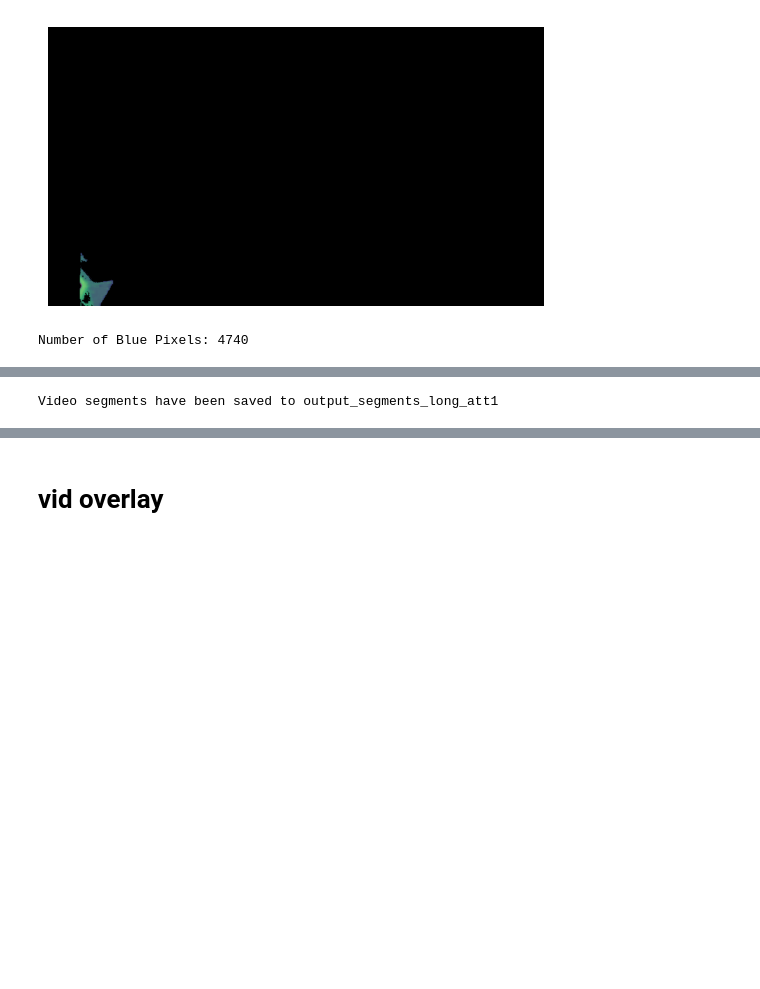
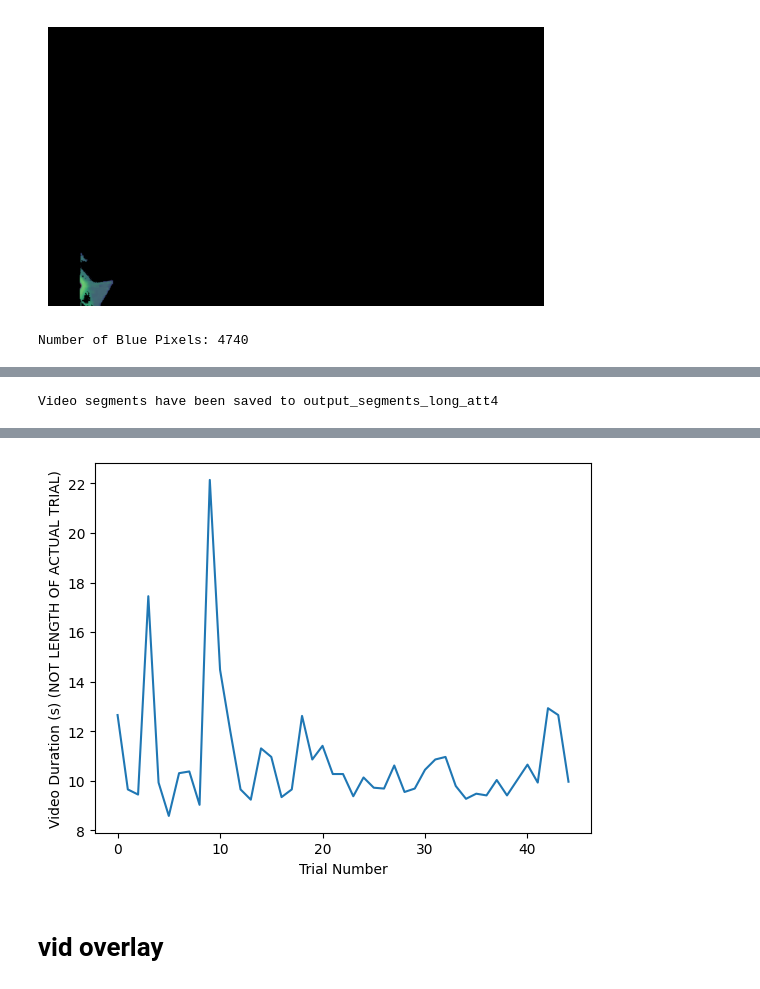
Before and after one commit to nripstein/Undergrad-Thesis, a Jupyter notebook: vid_len_experiments.ipynb, the cells around one changed output, grey strips where cells are left out. Drawn from its saved outputs; the diff is of its cells as text; code cells hidden in the pictures; blank space fills up the shorter version.

```diff
--- a/vid_len_experiments.ipynb
+++ b/vid_len_experiments.ipynb
@@ -319,11 +358,80 @@ def split_video(cap: cv2.VideoCapture, split_frame_indices: np.ndarray, output_d
 # Example usage:
 # split_frame_indices = np.array([23, 269, 386, 593])  # currently manually set (every other makes it right)
 split_frame_indices = max_indices
-output_dir = 'output_segments_long_att1'
+output_dir = 'output_segments_long_att4'
 
-cap_out3 = cv2.VideoCapture("20_sec_crop.mp4")
+cap_out3 = cv2.VideoCapture("whole_thing_cropped.mp4")
 # cap_out2 = cv2.VideoCapture("whole_thing_cropped.mp4")
 split_video(cap_out3, split_frame_indices[1::2], output_dir)
 cap_out3.release()
 # %% [output]
-Video segments have been saved to output_segments_long_att1
+Video segments have been saved to output_segments_long_att4
+# %%
+def get_video_lengths(directory: str) -> dict:
+    """
+    Retrieves the duration (in seconds) of all video files within a specified directory.
+
+    This function walks through the provided directory and its subdirectories, identifies video files with
+    common extensions (e.g., .mp4, .avi, .mkv), and calculates the duration of each video using OpenCV's
+    cv2.VideoCapture module.
+
+    Args:
+        directory (str): The path to the directory containing video files.
+
+    Returns:
+        dict: A dictionary where keys are the full paths to video files and values are their respective
+        durations in seconds.
+
+    Raises:
+        Exception: If there is an error while processing any video file, such as inability to open the file
+        or retrieve its properties, an exception is raised with an error message.
+
+    Example:
+        If you have a directory '/path/to/your/video/directory' containing video files:
+
+        >>> directory_path = "/path/to/your/video/directory"
+        >>> video_lengths = get_video_lengths(directory_path)
+
+        The 'video_lengths' dictionary will contain video file paths as keys and their durations in seconds as values.
+        You can then iterate through the dictionary to access the information:
+
+        >>> for video_path, duration in video_lengths.items():
+        ...     print(f"{video_path}: {duration:.2f} seconds")
+    """
+    video_lengths = {}
+
+    for root, _, files in os.walk(directory):
+        for filename in files:
+            if filename.endswith(('.mp4', '.avi', '.mkv', '.mov', '.wmv')):
+                video_path = os.path.join(root, filename)
+
+                try:
+                    cap = cv2.VideoCapture(video_path)
+
+                    # Get the frame count and frame rate to calculate duration
+                    frame_count = int(cap.get(cv2.CAP_PROP_FRAME_COUNT))
+                    frame_rate = int(cap.get(cv2.CAP_PROP_FPS))
+                    duration = frame_count / frame_rate
+
+                    # Store the duration in the dictionary
+                    video_lengths[video_path] = duration
+
+                    # Release the video capture object
+                    cap.release()
+                except Exception as e:
+                    print(f"Error while processing {video_path}: {str(e)}")
+
+    return video_lengths
+
+my_dir = "output_segments_long_att4"
+vid_len_dict = get_video_lengths(my_dir)
+
+# Extract the durations and store them in a NumPy array
+durations = np.array([duration for _, duration in sorted(vid_len_dict.items())][2:])
+# print(durations)
+fig, ax = plt.subplots(1, 1)
+ax.plot(durations)
+ax.set_xlabel("Trial Number")
+ax.set_ylabel("Video Duration (s) (NOT LENGTH OF ACTUAL TRIAL)")
+vid_len_dict
+# %% [output]
@@ -330,3 +455,4 @@ Video segments have been saved to output_segments_long_att1
+[figure, added]
 # %% [markdown]
 # vid overlay
 # %%
```
Also changed, not shown: parts of 10 cells of this notebook.
